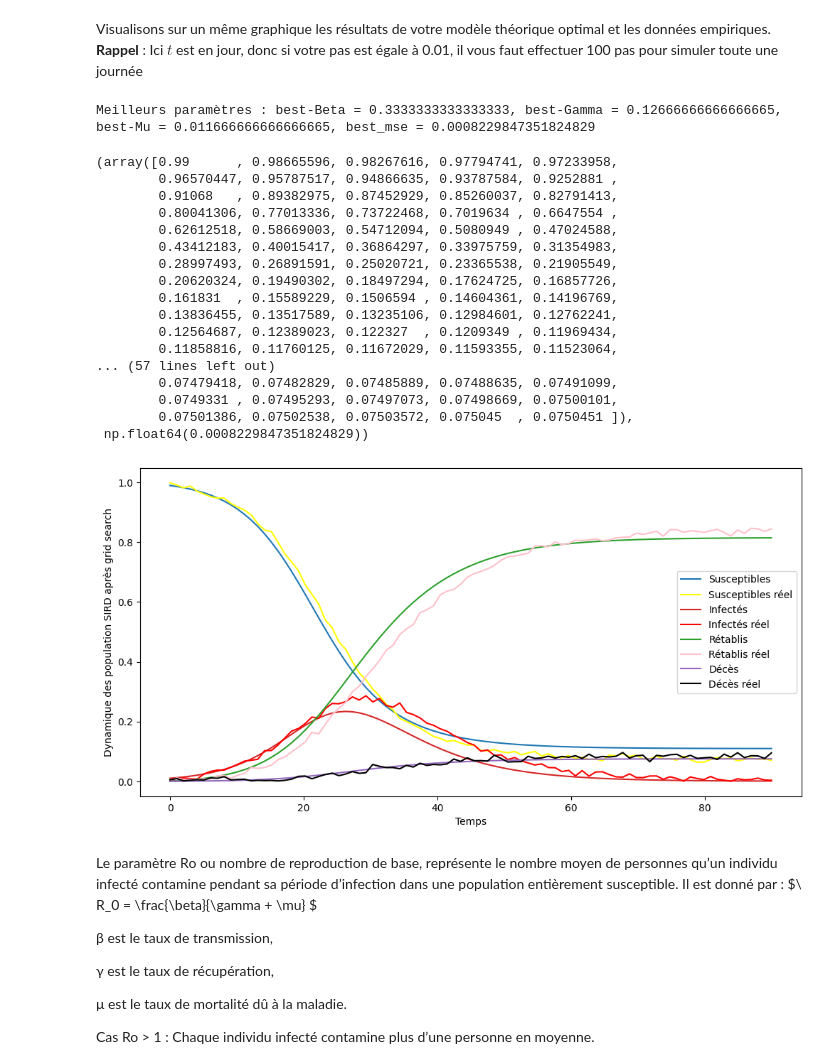
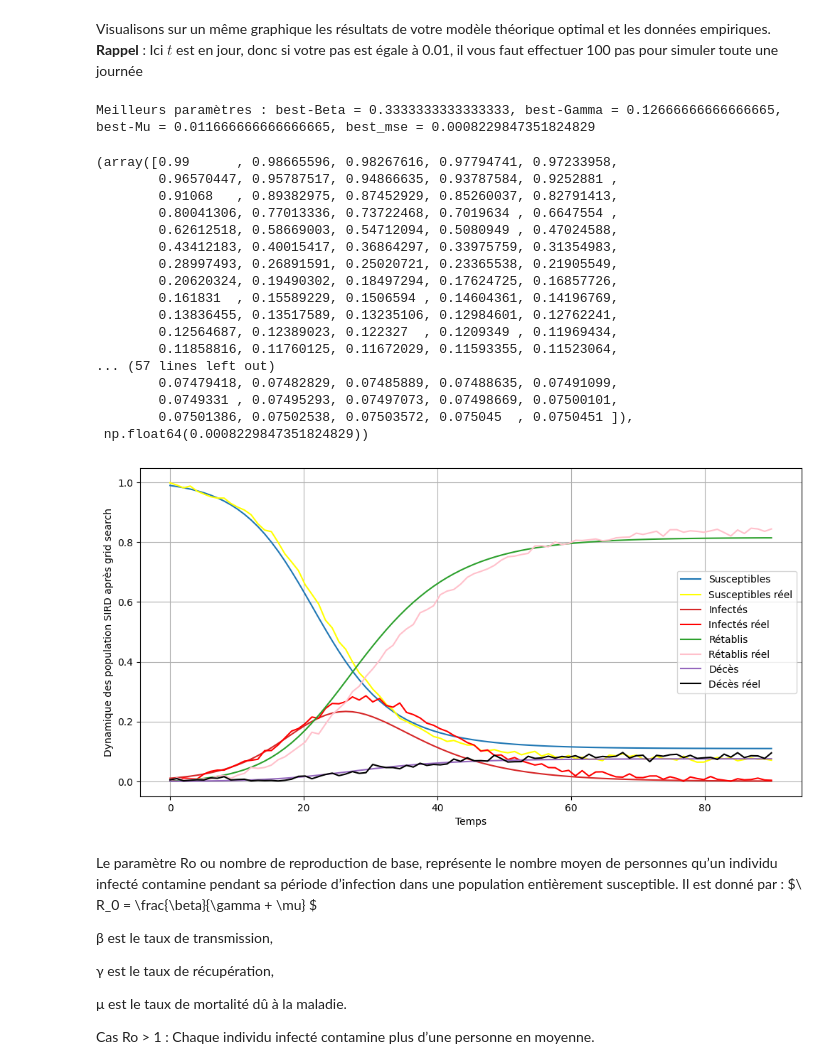
Before and after one commit to FraNKieTheAnalyst/SIRD, a Jupyter notebook: solution_sird.ipynb, the cells around one changed output. Saved outputs shown, nothing was run; the diff lists cells and outputs as text; code cells hidden in the pictures.

```diff
--- a/solution_sird.ipynb
+++ b/solution_sird.ipynb
@@ -372,34 +379,35 @@ def plot_data(time, best_susceptible, best_infected, best_recovered, best_deceas
 	plt.plot(time, best_deceased, "#9467bd", label='Décès'  )
 	plt.plot(time, ground_truth["Décès"], c="black", label='Décès réel')
 	plt.legend()
 	plt.xlabel('Temps')
 	plt.ylabel('Dynamique des population SIRD après grid search')
+	plt.grid()
 	plt.show
 
 step = 1 # nombre de points par jours
 nb_jours = 90
 ground_truth = pd.read_csv(r"C:\Users\franc\Documents\positive_sird_dataset.csv")
 grid_search(step, nb_jours, ground_truth)
 # %% [output]
 Meilleurs paramètres : best-Beta = 0.3333333333333333, best-Gamma = 0.12666666666666665, best-Mu = 0.011666666666666665, best_mse = 0.0008229847351824829
 (array([0.99      , 0.98665596, 0.98267616, 0.97794741, 0.97233958,
         0.96570447, 0.95787517, 0.94866635, 0.93787584, 0.9252881 ,
         0.91068   , 0.89382975, 0.87452929, 0.85260037, 0.82791413,
         0.80041306, 0.77013336, 0.73722468, 0.7019634 , 0.6647554 ,
         0.62612518, 0.58669003, 0.54712094, 0.5080949 , 0.47024588,
         0.43412183, 0.40015417, 0.36864297, 0.33975759, 0.31354983,
         0.28997493, 0.26891591, 0.25020721, 0.23365538, 0.21905549,
         0.20620324, 0.19490302, 0.18497294, 0.17624725, 0.16857726,
         0.161831  , 0.15589229, 0.1506594 , 0.14604361, 0.14196769,
         0.13836455, 0.13517589, 0.13235106, 0.12984601, 0.12762241,
         0.12564687, 0.12389023, 0.122327  , 0.1209349 , 0.11969434,
         0.11858816, 0.11760125, 0.11672029, 0.11593355, 0.11523064,
 ... (57 lines left out)
         0.07479418, 0.07482829, 0.07485889, 0.07488635, 0.07491099,
         0.0749331 , 0.07495293, 0.07497073, 0.07498669, 0.07500101,
         0.07501386, 0.07502538, 0.07503572, 0.075045  , 0.0750451 ]),
  np.float64(0.0008229847351824829))
-[figure, old version]
+[figure, new version]
 # %% [markdown]
 Le paramètre Ro ou nombre de reproduction de base, représente le nombre moyen de personnes qu’un individu infecté contamine pendant sa période d’infection dans une population entièrement susceptible. Il est donné par : $\ R_0 = \frac{\beta}{\gamma + \mu} \$
 
```
Also changed, not shown: parts of 10 cells of this notebook.
